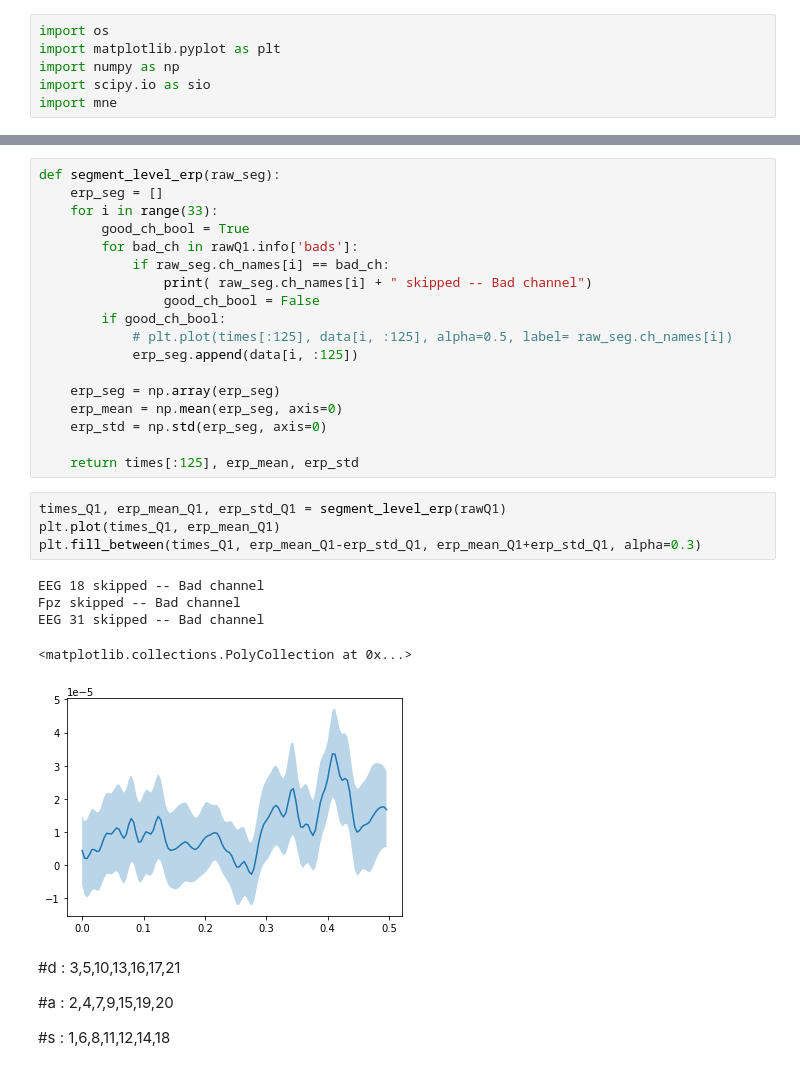
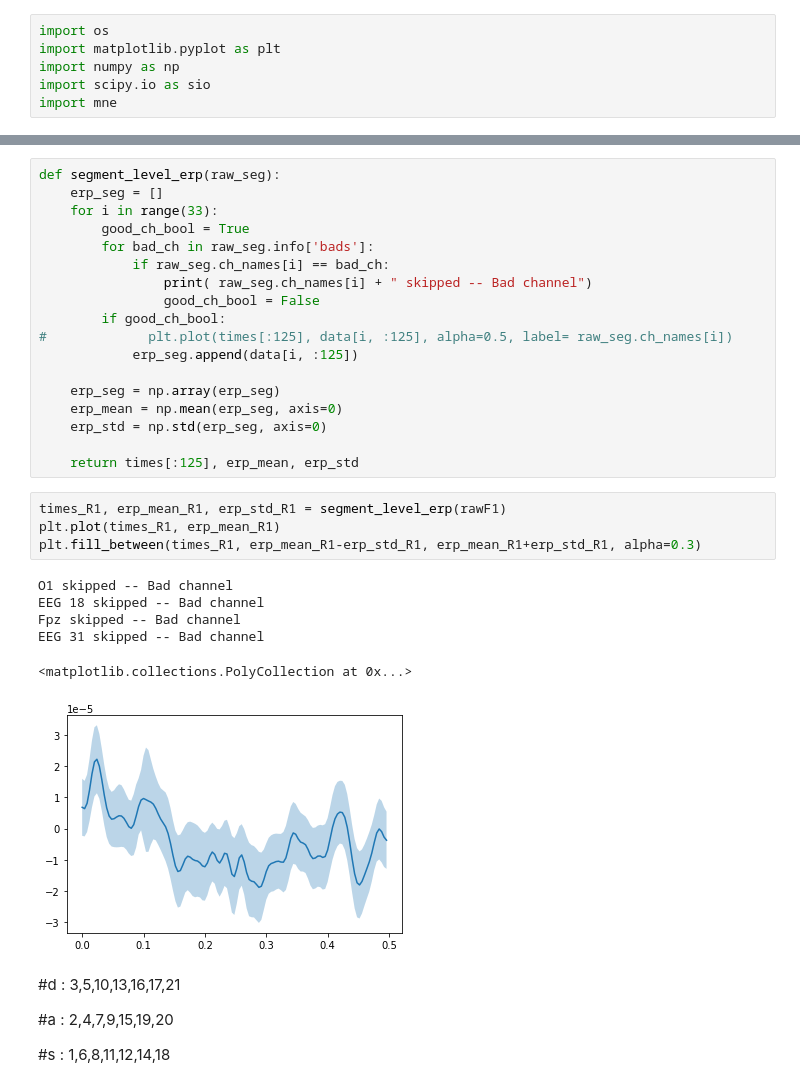
Before and after one commit to PranavMahajan25/DASS21, a Jupyter notebook: DASS21_ERP_stuff.ipynb, the cells around one changed output, grey strips where cells are left out. Saved outputs shown, nothing was run; the diff lists cells and outputs as text.

```diff
--- a/DASS21_ERP_stuff.ipynb
+++ b/DASS21_ERP_stuff.ipynb
@@ -97,12 +95,12 @@ def segment_level_erp(raw_seg):
     erp_seg = []
     for i in range(33):
         good_ch_bool = True
-        for bad_ch in rawQ1.info['bads']:
+        for bad_ch in raw_seg.info['bads']:
             if raw_seg.ch_names[i] == bad_ch:
                 print( raw_seg.ch_names[i] + " skipped -- Bad channel")
                 good_ch_bool = False
         if good_ch_bool:
-            # plt.plot(times[:125], data[i, :125], alpha=0.5, label= raw_seg.ch_names[i])
+#             plt.plot(times[:125], data[i, :125], alpha=0.5, label= raw_seg.ch_names[i])
             erp_seg.append(data[i, :125])
 
     erp_seg = np.array(erp_seg)
@@ -110,16 +108,17 @@ def segment_level_erp(raw_seg):
     erp_std = np.std(erp_seg, axis=0)
 
     return times[:125], erp_mean, erp_std
-# %%
-times_Q1, erp_mean_Q1, erp_std_Q1 = segment_level_erp(rawQ1)
-plt.plot(times_Q1, erp_mean_Q1)
-plt.fill_between(times_Q1, erp_mean_Q1-erp_std_Q1, erp_mean_Q1+erp_std_Q1, alpha=0.3)
-# %% [output]
-EEG 18 skipped -- Bad channel
-Fpz skipped -- Bad channel
-EEG 31 skipped -- Bad channel
-<matplotlib.collections.PolyCollection at 0x...>
-[figure, removed]
+# %%
+times_R1, erp_mean_R1, erp_std_R1 = segment_level_erp(rawF1)
+plt.plot(times_R1, erp_mean_R1)
+plt.fill_between(times_R1, erp_mean_R1-erp_std_R1, erp_mean_R1+erp_std_R1, alpha=0.3)
+# %% [output]
+O1 skipped -- Bad channel
+EEG 18 skipped -- Bad channel
+Fpz skipped -- Bad channel
+EEG 31 skipped -- Bad channel
+<matplotlib.collections.PolyCollection at 0x...>
+[figure, added]
 # %% [markdown]
 #d : 3,5,10,13,16,17,21
 
```
Also changed, not shown: parts of 12 cells of this notebook.
